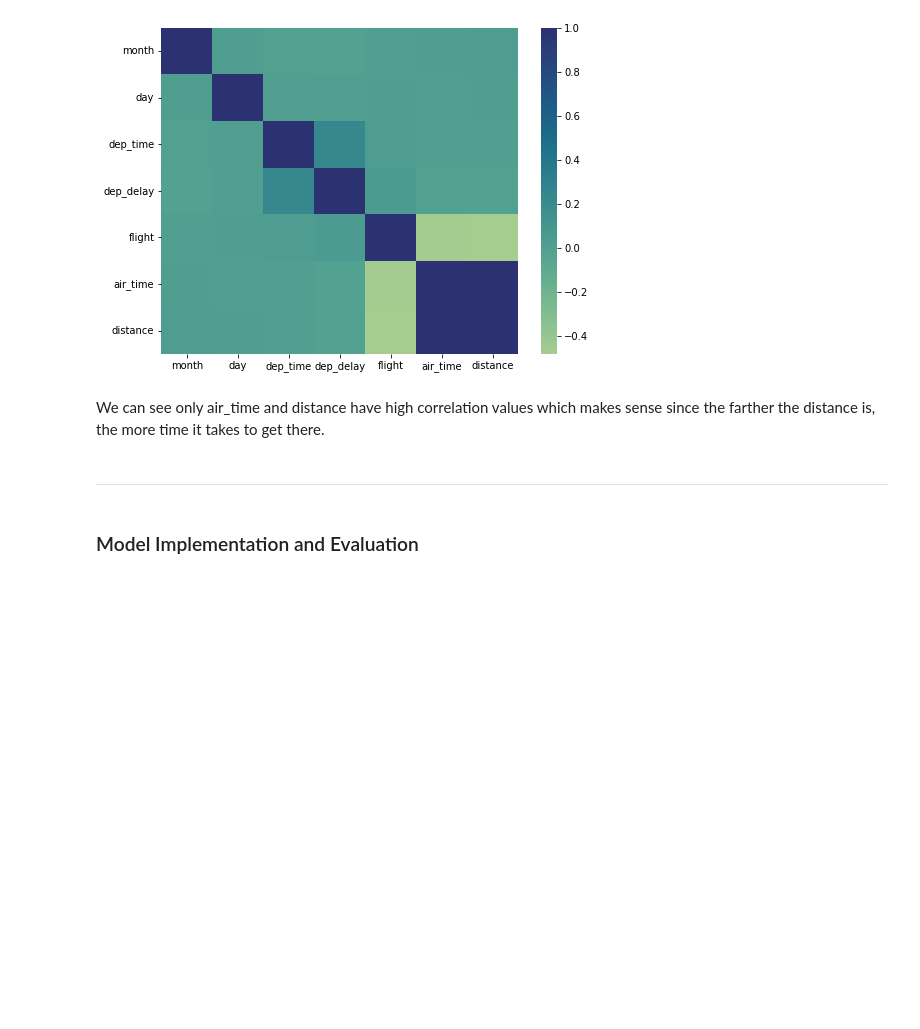
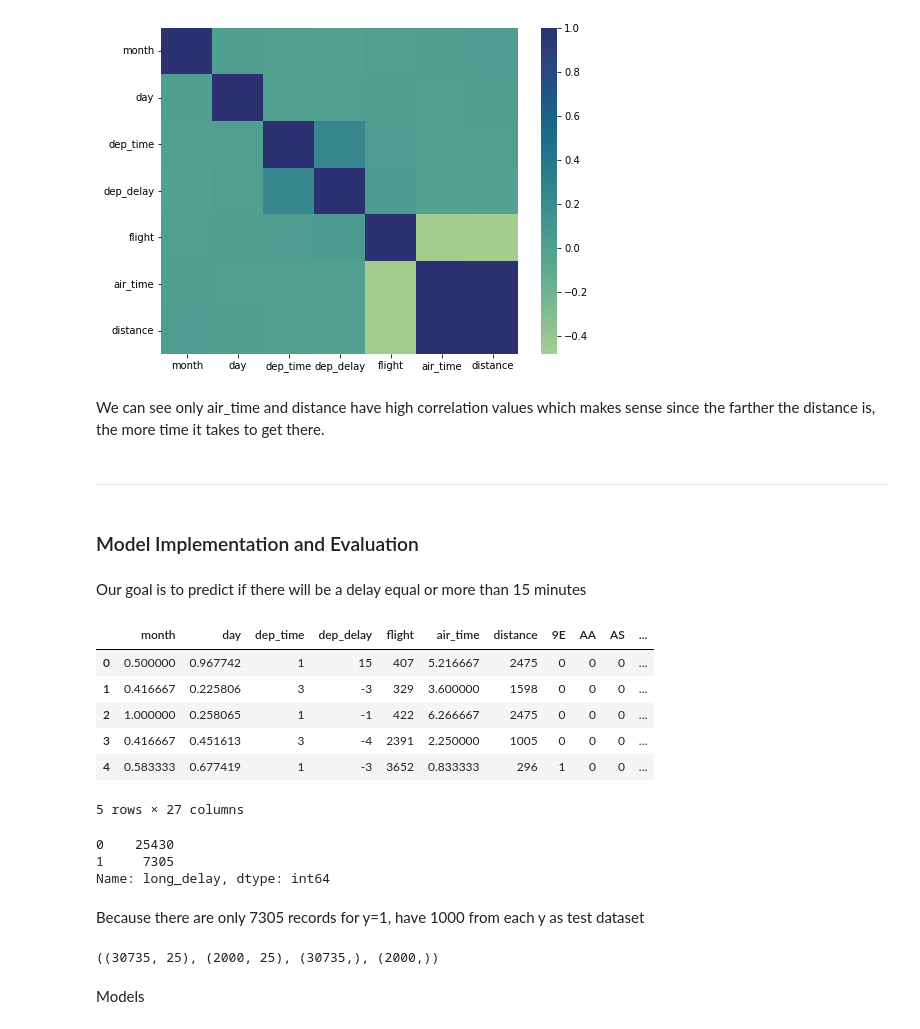
Before and after one commit to hsong1101/ADS-505-Project, a Jupyter notebook: ADS505_Group_Project.ipynb, the cells around one changed output. Cells and saved outputs as stored; diff of their text form; code cells hidden in the pictures; blank space fills up the shorter version.

```diff
--- a/ADS505_Group_Project.ipynb
+++ b/ADS505_Group_Project.ipynb
@@ -584,3 +593,24 @@ We can see only air_time and distance have high correlation values which makes s
 ---
 # %% [markdown]
 ### Model Implementation and Evaluation
+# %% [markdown]
+Our goal is to predict if there will be a delay equal or more than 15 minutes
+# %%
+data['long_delay'] = 0
+data.loc[data['dep_delay']>=15, 'long_delay'] = 1
+
+data.head()
+# %% [output]
+|  | month | day | dep_time | dep_delay | flight | air_time | distance | 9E | AA | AS | ... |
+| 0 | 0.500000 | 0.967742 | 1 | 15 | 407 | 5.216667 | 2475 | 0 | 0 | 0 | ... |
+| 1 | 0.416667 | 0.225806 | 3 | -3 | 329 | 3.600000 | 1598 | 0 | 0 | 0 | ... |
+| 2 | 1.000000 | 0.258065 | 1 | -1 | 422 | 6.266667 | 2475 | 0 | 0 | 0 | ... |
+| 3 | 0.416667 | 0.451613 | 3 | -4 | 2391 | 2.250000 | 1005 | 0 | 0 | 0 | ... |
+| 4 | 0.583333 | 0.677419 | 1 | -3 | 3652 | 0.833333 | 296 | 1 | 0 | 0 | ... |
+5 rows × 27 columns
+# %%
+data['long_delay'].value_counts()
+# %% [output]
+0    25430
+1     7305
+Name: long_delay, dtype: int64
@@ -586,0 +619,14 @@ We can see only air_time and distance have high correlation values which makes s
+# %% [markdown]
+Because there are only 7305 records for y=1, have 1000 from each y as test dataset
+# %%
+test_index = data[data['long_delay']==1].sample(1000, random_state=random_state).index.tolist() \
+            + data[data['long_delay']==0].sample(1000, random_state=random_state).index.tolist()
+
+train, test = data.drop(index=test_index), data.iloc[test_index]
+
+X_train, X_test = train.drop(columns=['long_delay']), test.drop(columns=['long_delay']),
+y_train, y_test = train['long_delay'], test['long_delay']
+
+X_train.shape, X_test.shape, y_train.shape, y_test.shape
+# %% [output]
+((30735, 25), (2000, 25), (30735,), (2000,))
@@ -586,0 +641,2 @@ We can see only air_time and distance have high correlation values which makes s
+# %% [markdown]
+Models
```
Also changed, not shown: parts of 10 cells of this notebook, 1 other file.
